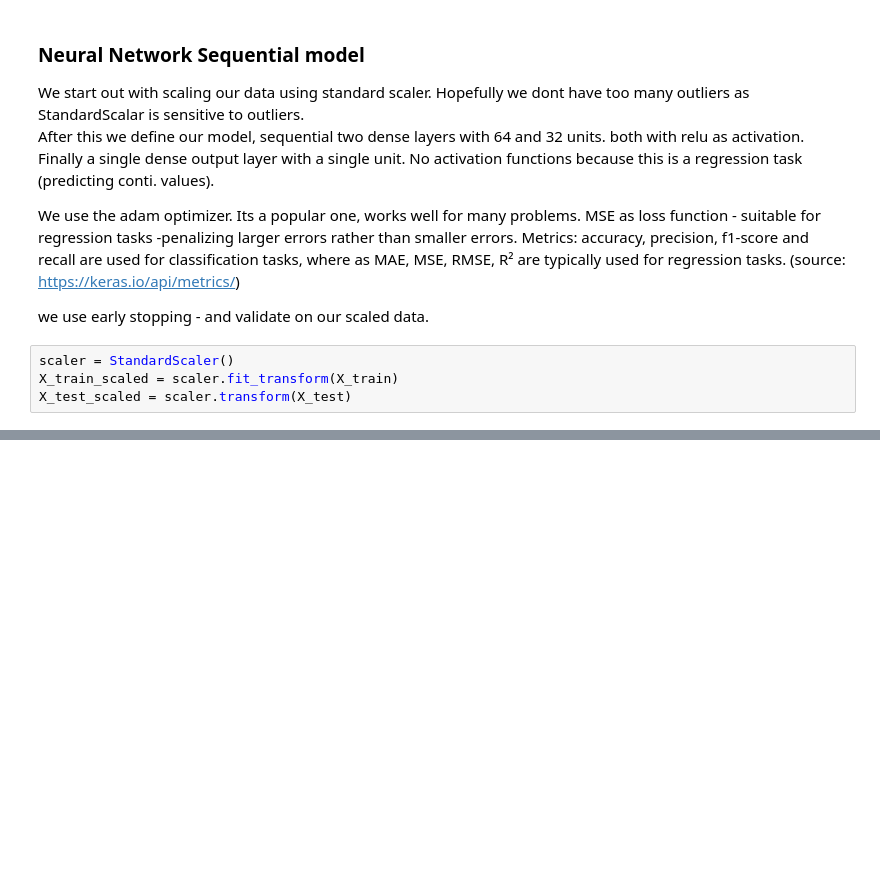
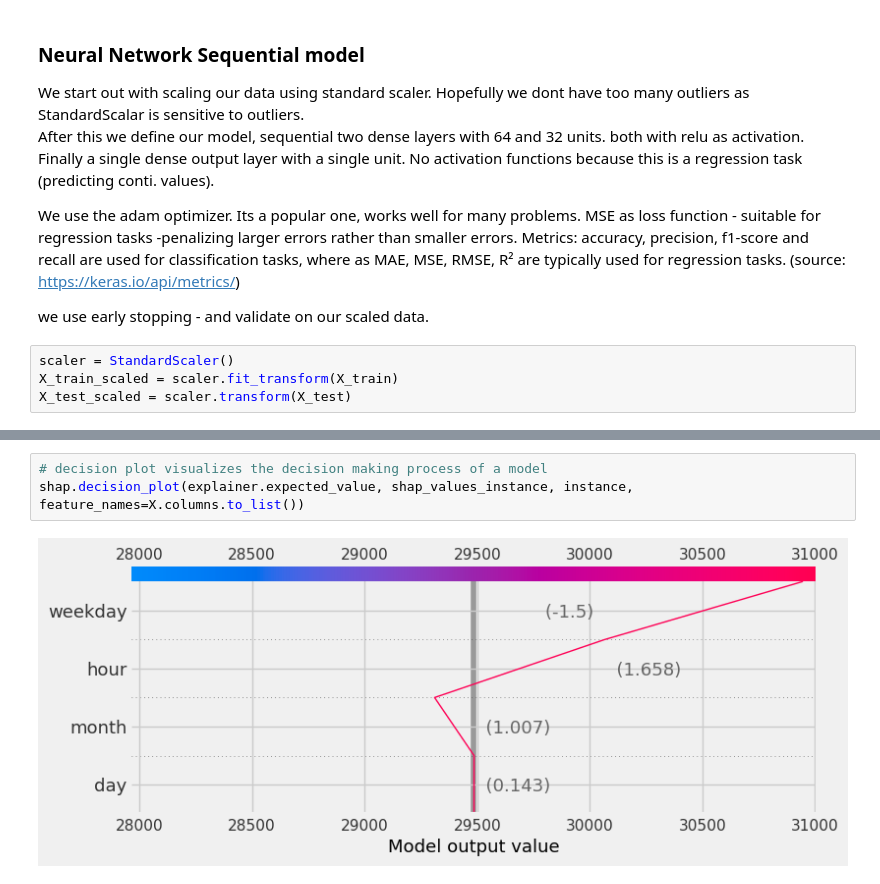
Before and after one commit to hsahmad112/DataAndThingsW2025, a Jupyter notebook: exam_handin/13_Explainability.ipynb, the cells around one changed output, grey strips where cells are left out. Cells and saved outputs as stored; diff of their text form; blank space fills up the shorter version.

```diff
--- a/exam_handin/13_Explainability.ipynb
+++ b/exam_handin/13_Explainability.ipynb
@@ -360,0 +427,5 @@ Using 35060 background data samples could cause slower run times. Consider using
+# %%
+# decision plot visualizes the decision making process of a model
+shap.decision_plot(explainer.expected_value, shap_values_instance, instance, feature_names=X.columns.to_list())
+# %% [output]
+[figure, added]
```
Also changed, not shown: parts of 12 cells of this notebook.
